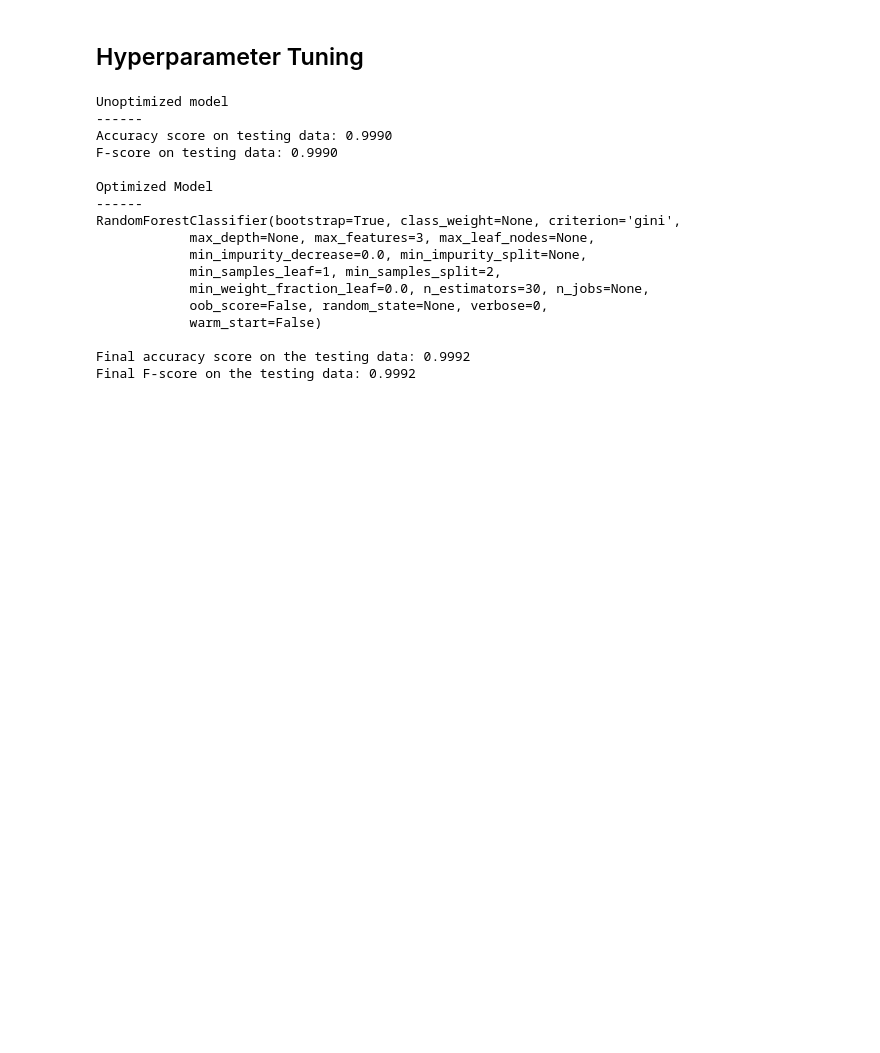
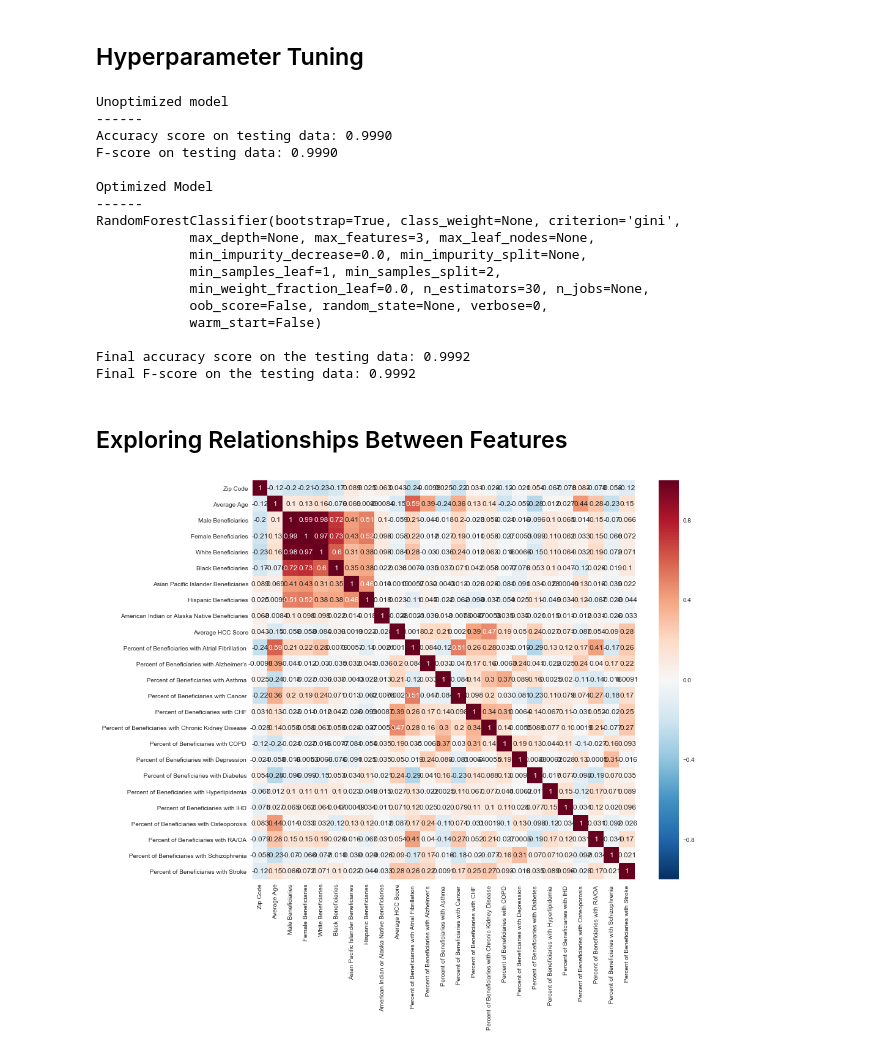
Before and after one commit to ekginn2/ML-Final-Project, a Jupyter notebook: Medicare HHA.ipynb, the cells around one changed output. Saved outputs shown, nothing was run; the diff lists cells and outputs as text; code cells hidden in the pictures; blank space fills up the shorter version.

```diff
--- a/Medicare HHA.ipynb
+++ b/Medicare HHA.ipynb
@@ -356,3 +381,20 @@ RandomForestClassifier(bootstrap=True, class_weight=None, criterion='gini',
 
 Final accuracy score on the testing data: 0.9992
 Final F-score on the testing data: 0.9992
+# %% [markdown]
+## Exploring Relationships Between Features
+# %%
+heatmap_df = cleaner_hha_df[['Zip Code', 'Average Age', 'Male Beneficiaries', 'Female Beneficiaries', 'White Beneficiaries', 'Black Beneficiaries', 'Asian Pacific Islander Beneficiaries',\
+        'Hispanic Beneficiaries', 'American Indian or Alaska Native Beneficiaries', 'Average HCC Score', ' Percent of Beneficiaries with Atrial Fibrillation ',\
+        " Percent of Beneficiaries with Alzheimer's ", ' Percent of Beneficiaries with Asthma ', ' Percent of Beneficiaries with Cancer ',\
+        ' Percent of Beneficiaries with CHF ', ' Percent of Beneficiaries with Chronic Kidney Disease ', ' Percent of Beneficiaries with COPD ',\
+        ' Percent of Beneficiaries with Depression ', ' Percent of Beneficiaries with Diabetes ', ' Percent of Beneficiaries with Hyperlipidemia ',\
+        ' Percent of Beneficiaries with IHD ', ' Percent of Beneficiaries with Osteoporosis ', ' Percent of Beneficiaries with RA/OA ',\
+        ' Percent of Beneficiaries with Schizophrenia ', ' Percent of Beneficiaries with Stroke ', 'risk_categorical']]
+
+correlation = heatmap_df.corr()
+#display(correlation)
+plt.figure(figsize=(14, 12))
+heatmap = sns.heatmap(correlation, annot=True, linewidths=0, vmin=-1, cmap="RdBu_r")
+# %% [output]
+[figure, added]
```
Also changed, not shown: parts of 6 cells of this notebook.
